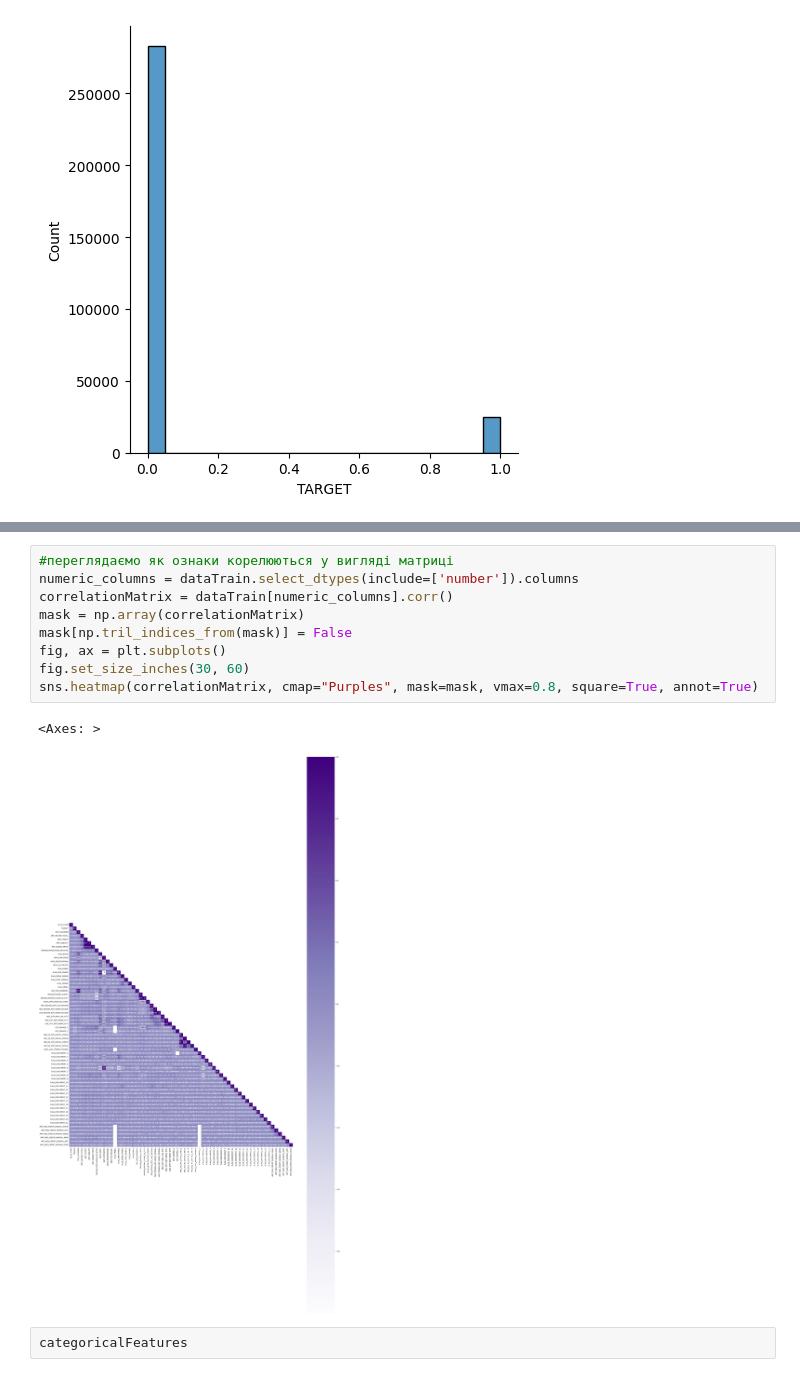
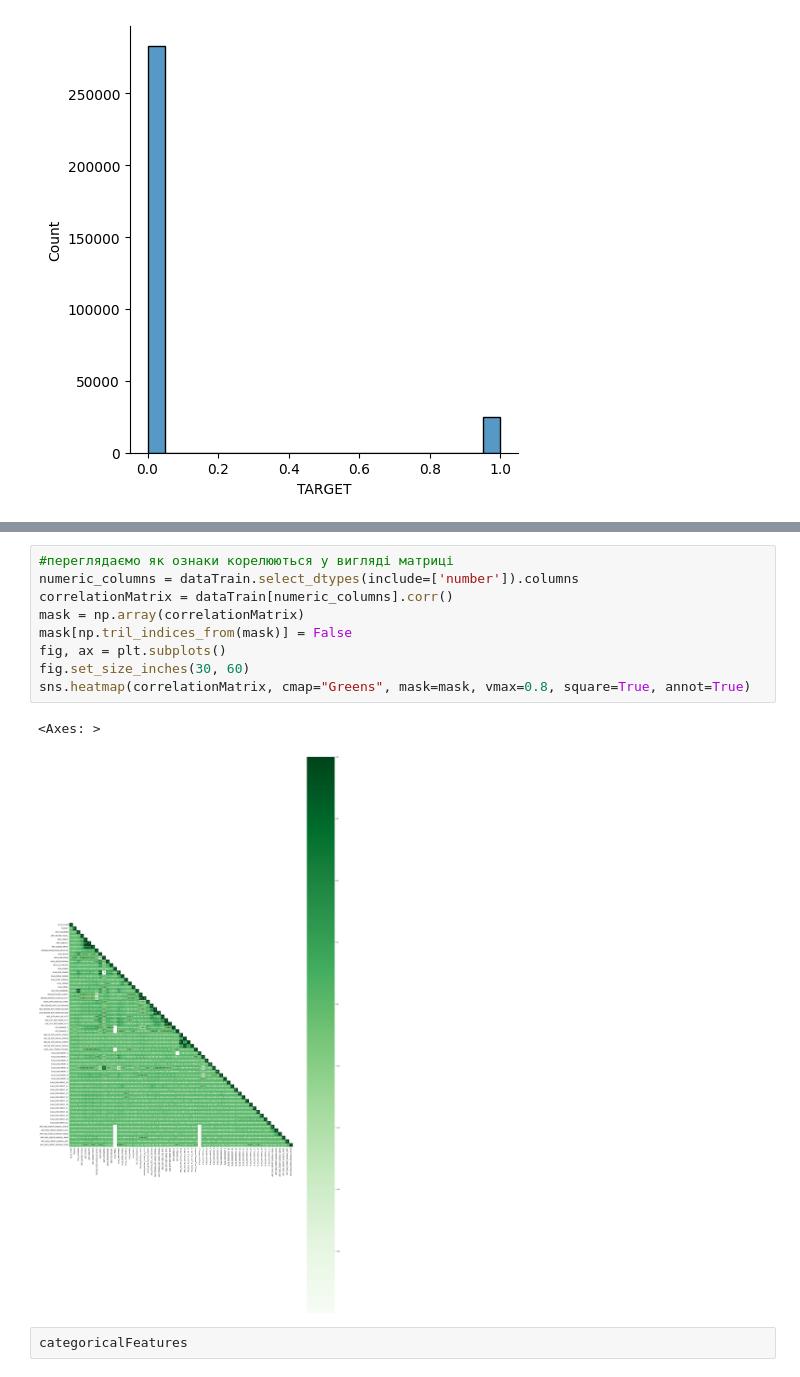
Before and after one commit to Clanar/ml_lab2, a Jupyter notebook: lab2.ipynb, the cells around one changed output, grey strips where cells are left out. Drawn from its saved outputs; the diff is of its cells as text.

```diff
--- a/lab2.ipynb
+++ b/lab2.ipynb
@@ -309,15 +309,15 @@ plt.show()
 # %%
 #переглядаємо як ознаки корелюються у вигляді матриці
 numeric_columns = dataTrain.select_dtypes(include=['number']).columns
 correlationMatrix = dataTrain[numeric_columns].corr()
 mask = np.array(correlationMatrix)
 mask[np.tril_indices_from(mask)] = False
 fig, ax = plt.subplots()
 fig.set_size_inches(30, 60)
-sns.heatmap(correlationMatrix, cmap="Purples", mask=mask, vmax=0.8, square=True, annot=True)
+sns.heatmap(correlationMatrix, cmap="Greens", mask=mask, vmax=0.8, square=True, annot=True)
 # %% [output]
 <Axes: >
-[figure, old version]
+[figure, new version]
 # %%
 categoricalFeatures
 # %% [output]
```
Also changed, not shown: parts of 4 cells of this notebook, 1 other file.
